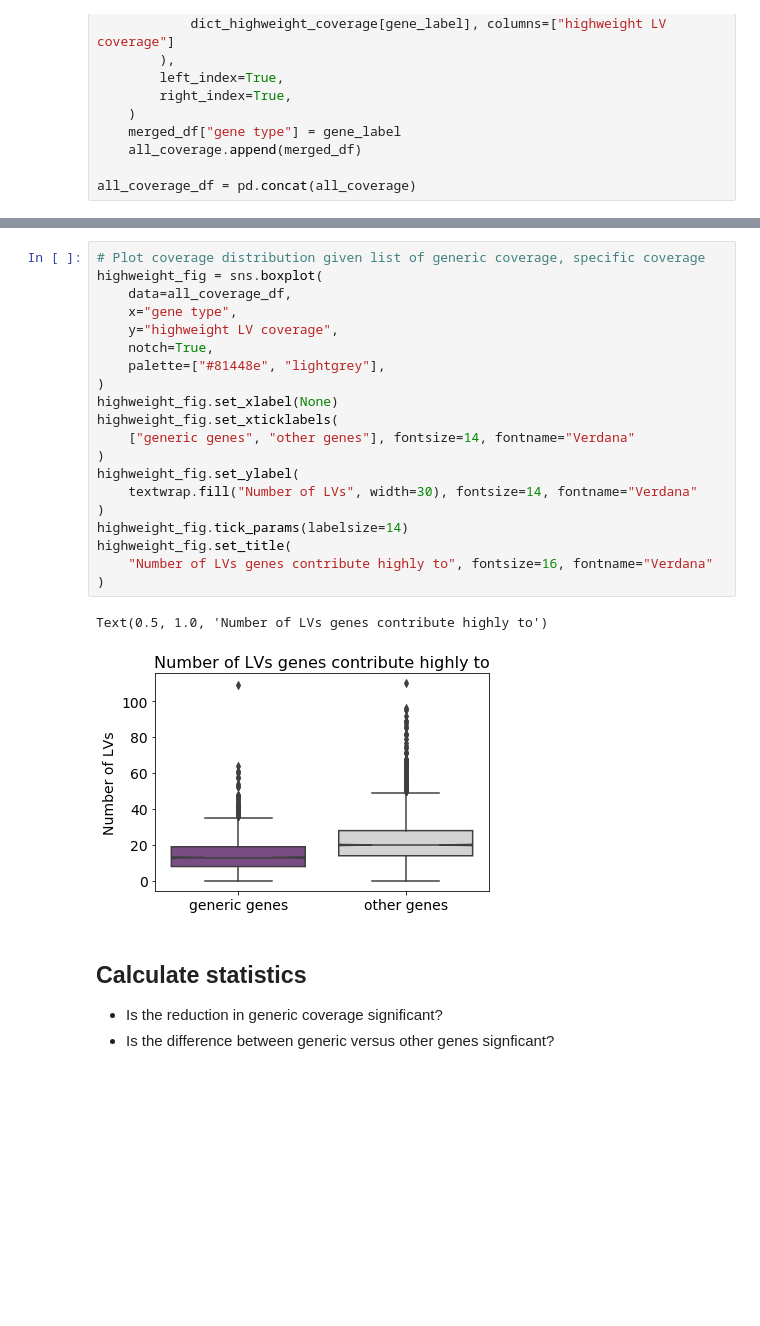
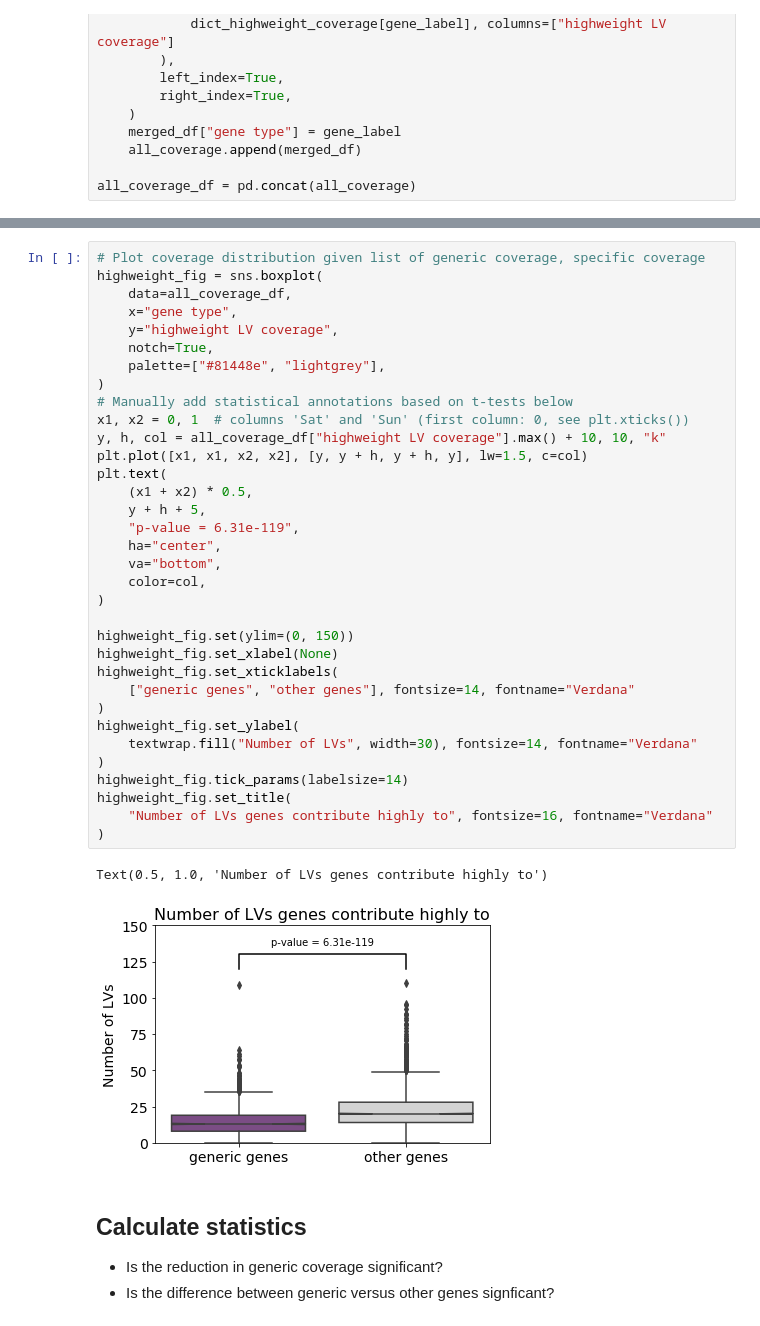
Before and after one commit to greenelab/generic-expression-patterns, a Jupyter notebook: LV_analysis/1_get_multiplier_LV_coverage.ipynb, the cells around one changed output, grey strips where cells are left out. Saved outputs shown, nothing was run; the diff lists cells and outputs as text; blank space fills up the shorter version.

Commit message:
update panels for fig4 based on Georgia's comments

```diff
--- a/LV_analysis/1_get_multiplier_LV_coverage.ipynb
+++ b/LV_analysis/1_get_multiplier_LV_coverage.ipynb
@@ -226,26 +235,40 @@ Text(0.5, 1.0, 'Number of LVs genes are present in')
 # %%
 # Plot coverage distribution given list of generic coverage, specific coverage
 highweight_fig = sns.boxplot(
     data=all_coverage_df,
     x="gene type",
     y="highweight LV coverage",
     notch=True,
     palette=["#81448e", "lightgrey"],
 )
+# Manually add statistical annotations based on t-tests below
+x1, x2 = 0, 1  # columns 'Sat' and 'Sun' (first column: 0, see plt.xticks())
+y, h, col = all_coverage_df["highweight LV coverage"].max() + 10, 10, "k"
+plt.plot([x1, x1, x2, x2], [y, y + h, y + h, y], lw=1.5, c=col)
+plt.text(
+    (x1 + x2) * 0.5,
+    y + h + 5,
+    "p-value = 6.31e-119",
+    ha="center",
+    va="bottom",
+    color=col,
+)
+
+highweight_fig.set(ylim=(0, 150))
 highweight_fig.set_xlabel(None)
 highweight_fig.set_xticklabels(
     ["generic genes", "other genes"], fontsize=14, fontname="Verdana"
 )
 highweight_fig.set_ylabel(
     textwrap.fill("Number of LVs", width=30), fontsize=14, fontname="Verdana"
 )
 highweight_fig.tick_params(labelsize=14)
 highweight_fig.set_title(
     "Number of LVs genes contribute highly to", fontsize=16, fontname="Verdana"
 )
 # %% [output]
 Text(0.5, 1.0, 'Number of LVs genes contribute highly to')
-[figure, old version]
+[figure, new version]
 # %% [markdown]
 ## Calculate statistics
 * Is the reduction in generic coverage significant?
```
Also changed, not shown: parts of 2 cells of this notebook, 10 other files.
